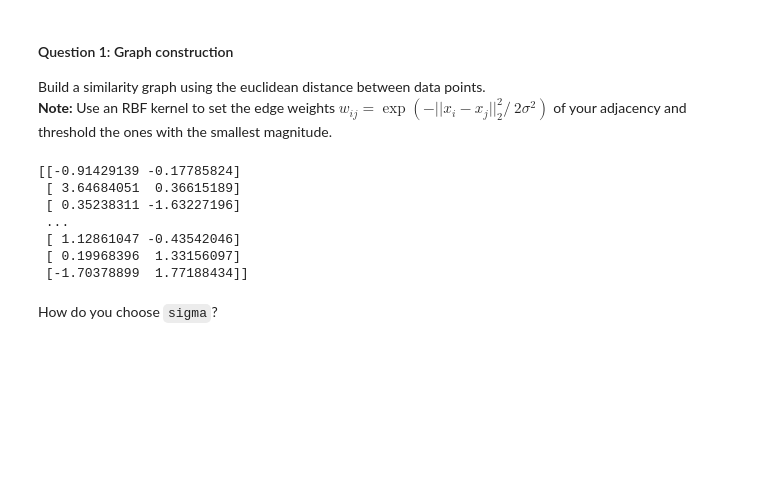
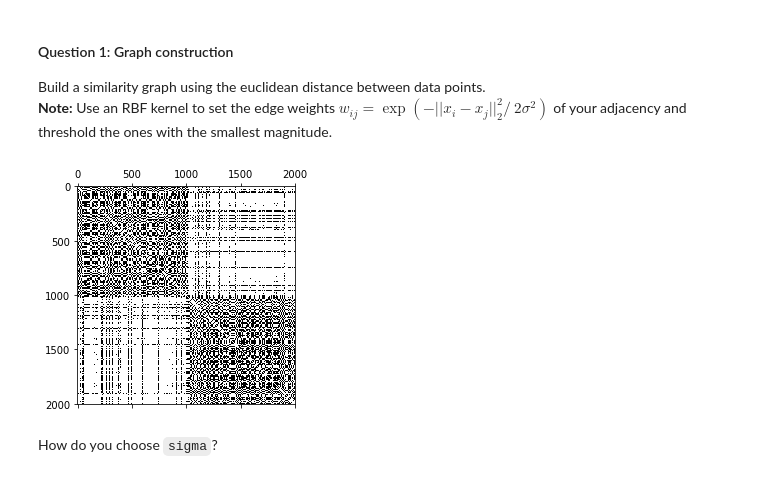
Before and after one commit to JelenaBanjac/network-science-and-graphs, a Jupyter notebook: 2_learning_with_graphs.ipynb, the cells around one changed output. Cells and saved outputs as stored; diff of their text form; code cells hidden in the pictures; blank space fills up the shorter version.

```diff
--- a/2_learning_with_graphs.ipynb
+++ b/2_learning_with_graphs.ipynb
@@ -69,22 +69,21 @@ def epsilon_similarity_graph(X: np.ndarray, sigma=1, epsilon=0):
         Return:
         adjacency (n x n ndarray): adjacency matrix of the graph.
     """
-    # Your code here
+    adjacency = np.zeros((X.shape[0], X.shape[0]))
+
+    for i in range(X.shape[0]) :
+        for j in range(X.shape[0]) :
+            dist = np.exp(-np.sum((X[i] - X[j])**2)/(2.0*(sigma**2)))
+            if i != j and dist > epsilon :
+                adjacency[i,j] = dist
+
     return adjacency
-
-print(X)
-# %% [output]
-[[-0.91429139 -0.17785824]
- [ 3.64684051  0.36615189]
- [ 0.35238311 -1.63227196]
- ...
- [ 1.12861047 -0.43542046]
- [ 0.19968396  1.33156097]
- [-1.70378899  1.77188434]]
 # %%
-adjacency = epsilon_similarity_graph(X, sigma=None, epsilon=None)
+adjacency = epsilon_similarity_graph(X, sigma=2, epsilon=0.6)
 plt.spy(adjacency)
 plt.show()
+# %% [output]
+[figure, added]
 # %% [markdown]
 How do you choose `sigma`?
 # %% [markdown]
```
Also changed, not shown: parts of 8 cells of this notebook.
